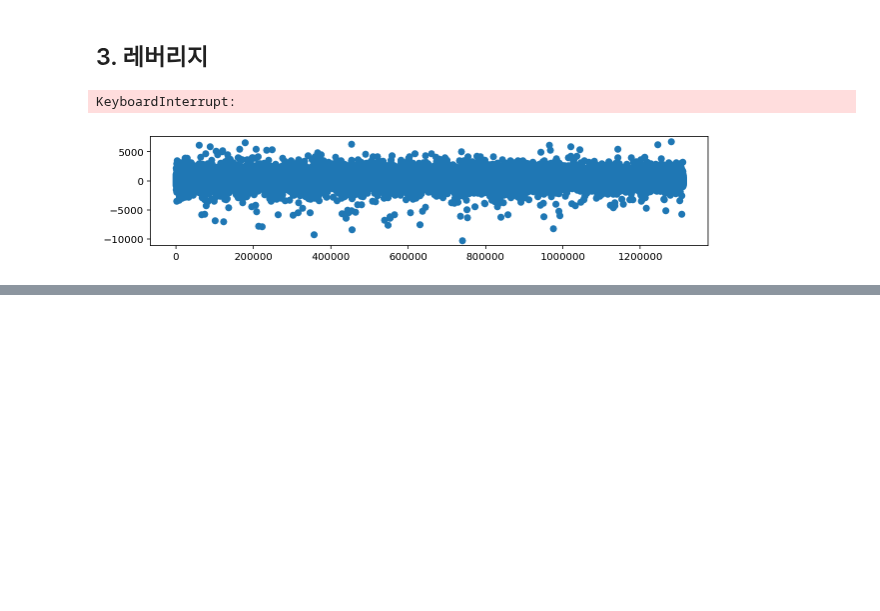
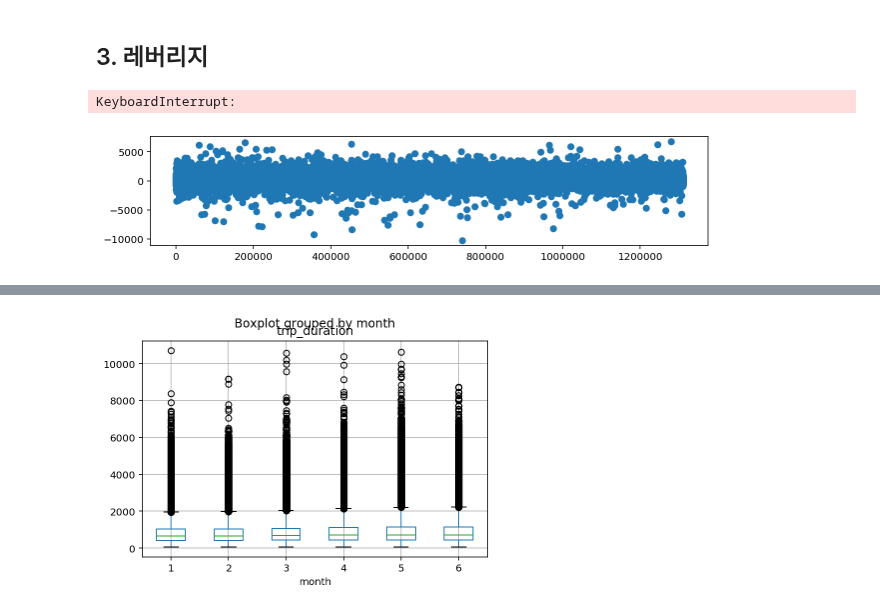
Before and after one commit to Moons08/dss-project-taxi, a Jupyter notebook: JI/liner_regression.ipynb, the cells around one changed output, grey strips where cells are left out. Saved outputs shown, nothing was run; the diff lists cells and outputs as text; code cells hidden in the pictures; blank space fills up the shorter version.

```diff
--- a/JI/liner_regression.ipynb
+++ b/JI/liner_regression.ipynb
@@ -222,0 +237,4 @@ plt.show()
+# %%
+df_M = dfX["month"]
+# %%
+df_MM = pd.concat([df_M, dfy], axis = 1)
@@ -222,0 +262,6 @@ plt.show()
+# %%
+# boxplot으로 월별 trip_duration 확인
+df_MM.boxplot("trip_duration", "month")
+plt.show()
+# %% [output]
+[figure, added]
```
Also changed, not shown: parts of 23 cells of this notebook, 1 other file.
